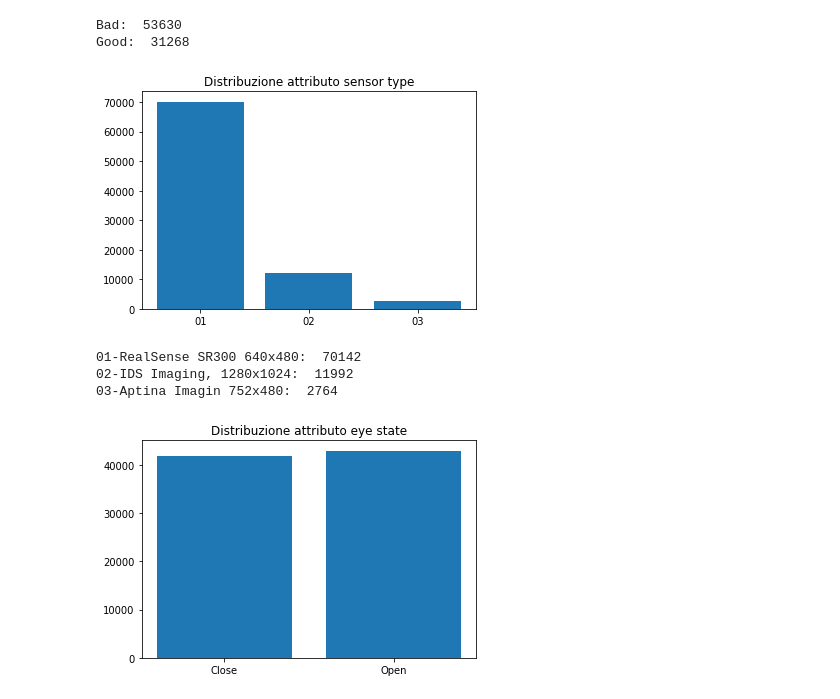
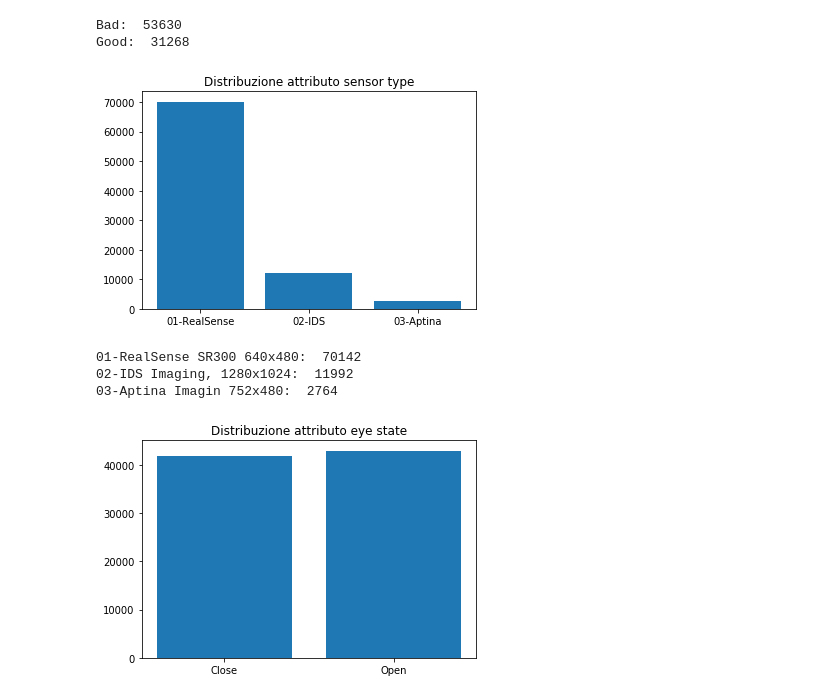
Before and after one commit to domenico97/Driver-Drowsiness-Detection-Systems, a Jupyter notebook: Driver Drowsiness Detection Systems.ipynb, the cells around one changed output. Saved outputs shown, nothing was run; the diff lists cells and outputs as text; code cells hidden in the pictures.

```diff
--- a/Driver Drowsiness Detection Systems.ipynb
+++ b/Driver Drowsiness Detection Systems.ipynb
@@ -179,17 +181,17 @@ Bad:  53630
 Good:  31268
 # %%
 #Grafico della distribuzione dell'attributo sensor type
-x_label = ['01','02','03']
+x_label = ['01-RealSense','02-IDS','03-Aptina']
 x_value = list(set(sensor_type))
 y_value = [sensor_type.count(i) for i in x_value]
 plt.bar(x_label,y_value)
 plt.title('Distribuzione attributo sensor type')
 plt.show()
 print("01-RealSense SR300 640x480: ",y_value[0])
 print("02-IDS Imaging, 1280x1024: ",y_value[1])
 print("03-Aptina Imagin 752x480: ",y_value[2])
 # %% [output]
-[figure, old version]
+[figure, new version]
 01-RealSense SR300 640x480:  70142
 02-IDS Imaging, 1280x1024:  11992
 03-Aptina Imagin 752x480:  2764
```
Also changed, not shown: parts of 9 cells of this notebook.
